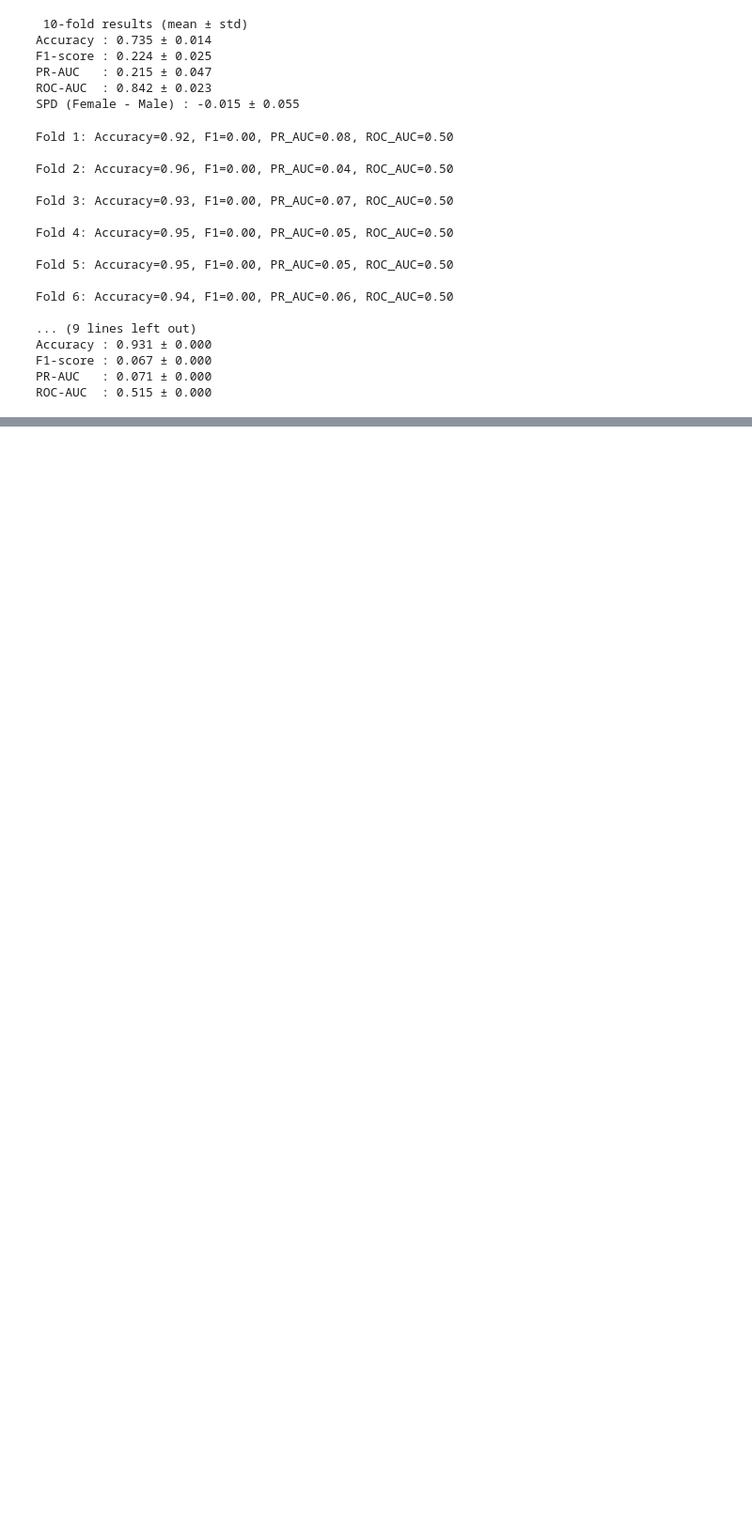
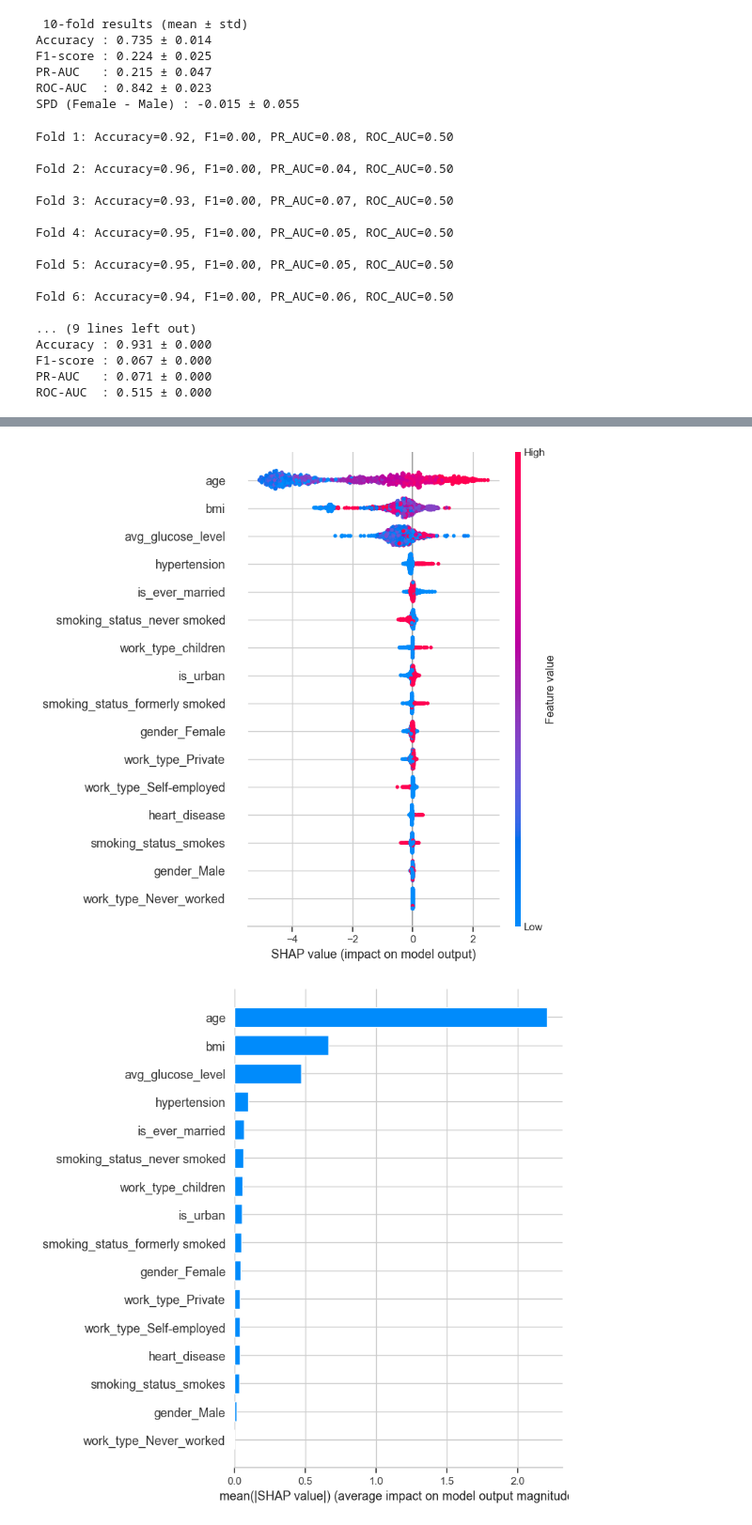
Before and after one commit to nikimehri/Reproducible_and_ResponsibleAI, a Jupyter notebook: BMEN_619_Assignment_2.ipynb, the cells around one changed output, grey strips where cells are left out. Shown at 94% size. Saved outputs shown, nothing was run; the diff lists cells and outputs as text; code cells hidden in the pictures; blank space fills up the shorter version.

```diff
--- a/BMEN_619_Assignment_2.ipynb
+++ b/BMEN_619_Assignment_2.ipynb
@@ -482,0 +482,3 @@ ROC-AUC  : 0.962 ± 0.000
+# %%
+test_fold2_model = joblib.load("fold_2_model.pkl")
+print("✅ Fold 2 model loaded successfully!")
@@ -498,0 +525,8 @@ Fold 11: Accuracy=0.99, F1=0.96, PR_AUC=0.93, ROC_AUC=0.96
+# %%
+explainer = shap.Explainer(test_fold2_model)
+shap_values = explainer(X_test)
+shap.summary_plot(shap_values, X_test)
+shap.summary_plot(shap_values, X_test, plot_type="bar")
+# %% [output]
+[figure, added]
+[figure, added]
```
Also changed, not shown: parts of 6 cells of this notebook, 2 other files.
